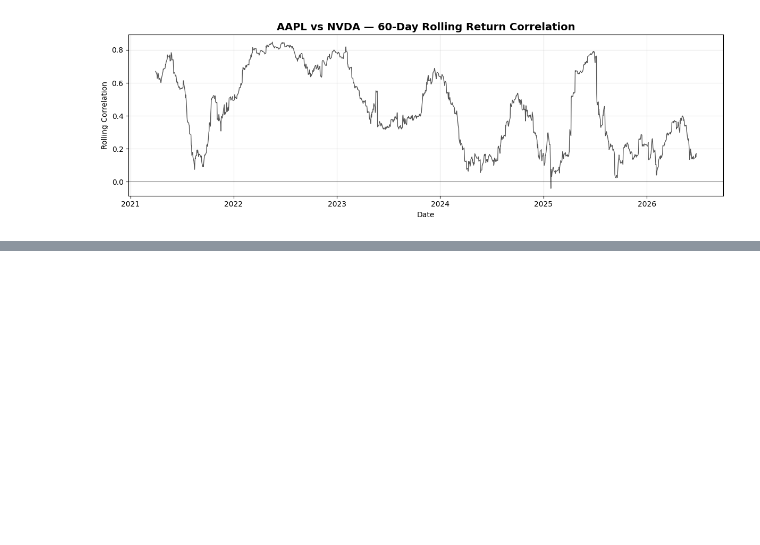
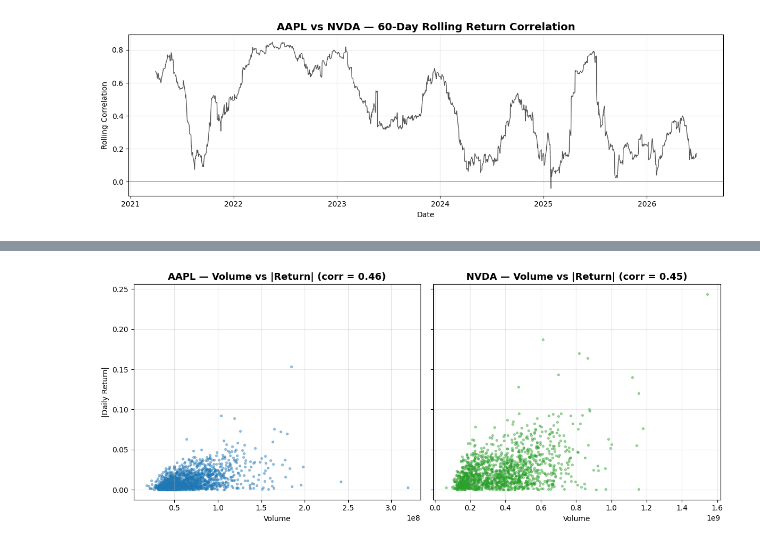
Before and after one commit to Namtran23805/stock-prediction, a Jupyter notebook: notebooks/basic_analysis.ipynb, the cells around one changed output, grey strips where cells are left out. Saved outputs shown, nothing was run; the diff lists cells and outputs as text; code cells hidden in the pictures; blank space fills up the shorter version.

```diff
--- a/notebooks/basic_analysis.ipynb
+++ b/notebooks/basic_analysis.ipynb
@@ -148,0 +221,16 @@ fig.tight_layout()
+# %%
+fig, axes = plt.subplots(1, 2, figsize=(12, 5), sharey=True)
+
+for ax, (ticker, df) in zip(axes, stock_data.items()):
+    abs_return = df["Daily_Return"].abs()
+    ax.scatter(df["Volume"], abs_return, s=8, alpha=0.4, color=COLORS[ticker])
+
+    corr = df["Volume"].corr(abs_return)
+    ax.set_title(f"{ticker} — Volume vs |Return| (corr = {corr:.2f})", fontsize=13, fontweight="bold")
+    ax.set_xlabel("Volume")
+    ax.grid(True, alpha=0.3)
+
+axes[0].set_ylabel("|Daily Return|")
+fig.tight_layout()
+# %% [output]
+[figure, added]
```
Also changed, not shown: parts of 3 cells of this notebook.
